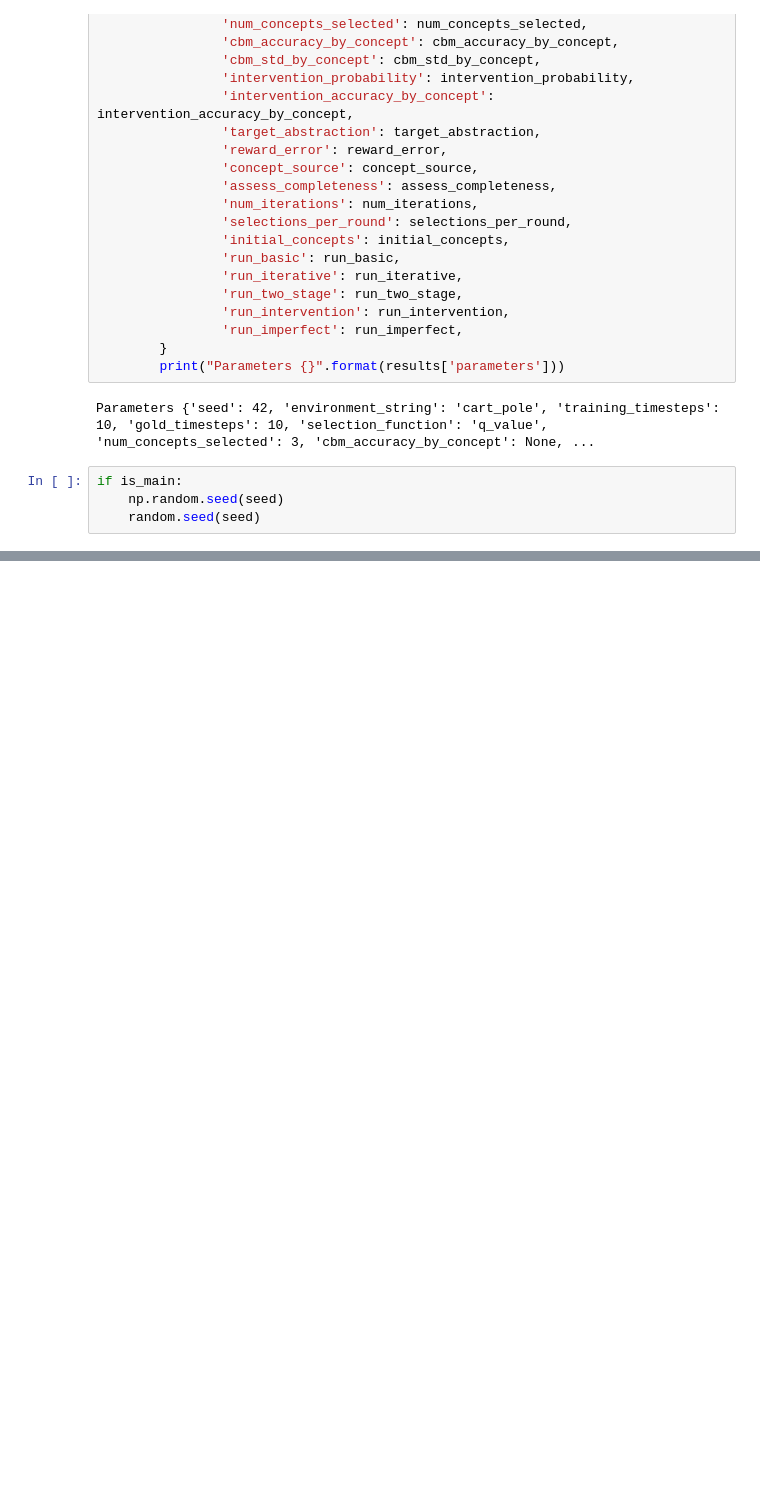
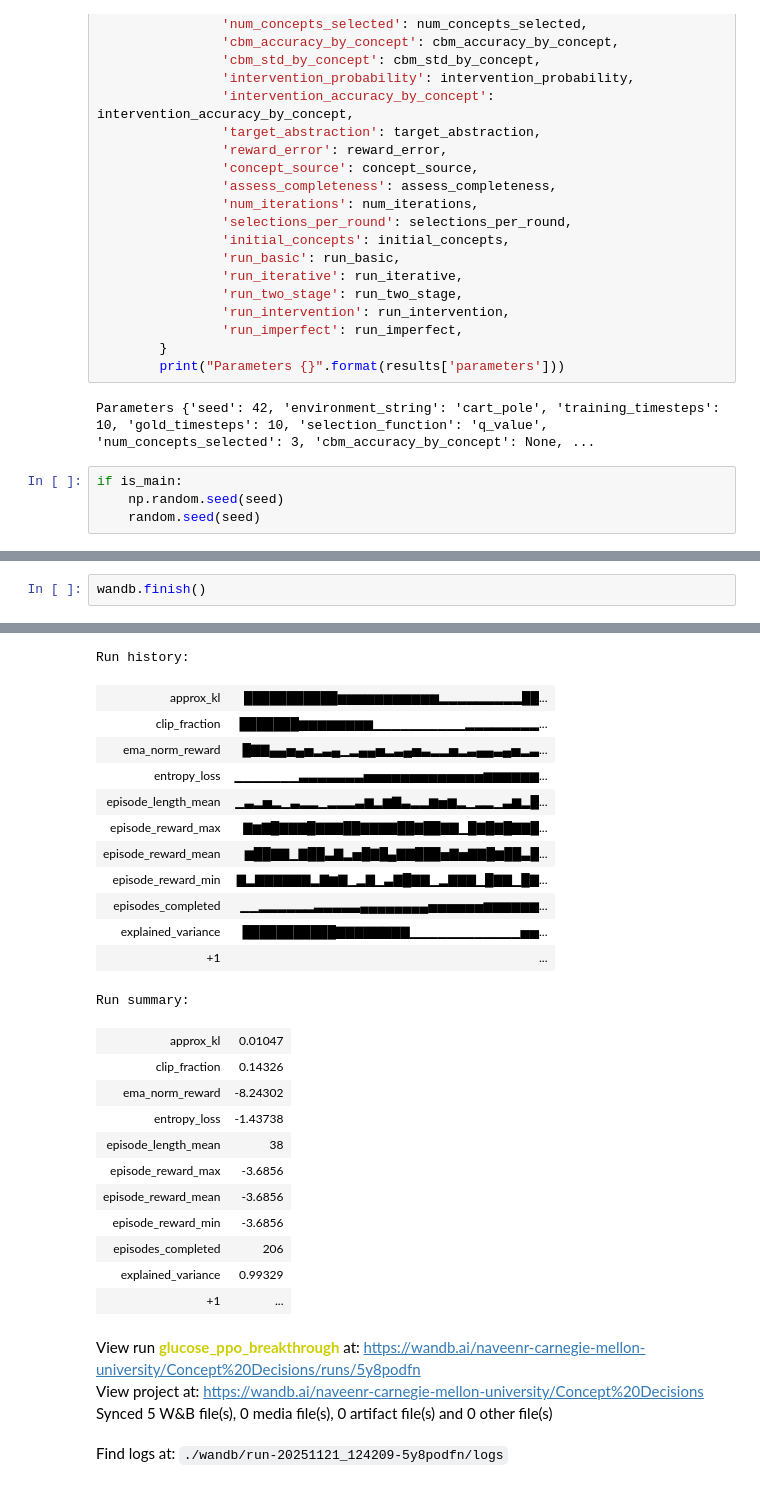
Before and after one commit to naveenr414/concept_decisions, a Jupyter notebook: scripts/notebooks/Scratch Space.ipynb, the cells around one changed output, grey strips where cells are left out. Saved outputs shown, nothing was run; the diff lists cells and outputs as text; blank space fills up the shorter version.

```diff
--- a/scripts/notebooks/Scratch Space.ipynb
+++ b/scripts/notebooks/Scratch Space.ipynb
@@ -897,0 +298,3 @@ len(concept_list)
+# %%
+wandb.finish()
+# %% [output]
@@ -897,0 +302,28 @@ len(concept_list)
+Run history:
+| approx_kl | ███████████▆▆▆▆▆▆▆▆▆▆▆▂▂▂▂▂▂▂▂▂██... |
+| clip_fraction | ███████▆▆▆▆▆▆▆▆▁▁▁▁▁▁▁▁▁▁▂▂▂▂▂▂▂▂... |
+| ema_norm_reward | █▇▇▄▄▅▄▅▂▃▄▁▂▄▄▅▂▃▄▅▃▂▂▅▂▃▄▄▃▄▅▂▃... |
+| entropy_loss | ▁▁▁▁▁▁▁▃▃▃▃▃▃▃▅▅▅▅▅▅▅▅▅▅▅▅▅▆▆▆▆▆▆... |
+| episode_length_mean | ▁▃▂▅▂▁▃▂▂▁▂▂▂▃▆▂▆▇▃▂▂▆▅▆▂▁▂▂▁▃▆▂█... |
+| episode_reward_max | ▇▆▇█▇▇▇█▇▇▇██▇▇▇▇██▇██▇▇▁█▇█▇█▇▇█... |
+| episode_reward_mean | ▆██▇▇▁▇██▃▇▂▅█▇█▄▇▇███▅▇▅▇▇█▆██▃█... |
+| episode_reward_min | ▇▂▇▇▇▇▇▇▂▇▆▇▁▂▇▁▃▇█▇▇▁▂▇▇▇▁█▇▇▁█▇... |
+| episodes_completed | ▁▁▂▂▂▂▂▂▃▃▃▃▃▄▄▄▄▄▄▄▄▅▅▅▅▅▅▆▆▆▆▆▆... |
+| explained_variance | ███████████▇▇▇▇▇▇▇▇▁▁▁▁▁▁▁▁▁▁▁▁▅▅... |
+| +1 | ... |
+Run summary:
+| approx_kl | 0.01047 |
+| clip_fraction | 0.14326 |
+| ema_norm_reward | -8.24302 |
+| entropy_loss | -1.43738 |
+| episode_length_mean | 38 |
+| episode_reward_max | -3.6856 |
+| episode_reward_mean | -3.6856 |
+| episode_reward_min | -3.6856 |
+| episodes_completed | 206 |
+| explained_variance | 0.99329 |
+| +1 | ... |
+View run glucose_ppo_breakthrough at: https://wandb.ai/naveenr-carnegie-mellon-university/Concept%20Decisions/runs/5y8podfn
+View project at: https://wandb.ai/naveenr-carnegie-mellon-university/Concept%20Decisions
+Synced 5 W&B file(s), 0 media file(s), 0 artifact file(s) and 0 other file(s)
+Find logs at: ./wandb/run-20251121_124209-5y8podfn/logs
```
Also changed, not shown: parts of 53 cells of this notebook, 11 other files.
